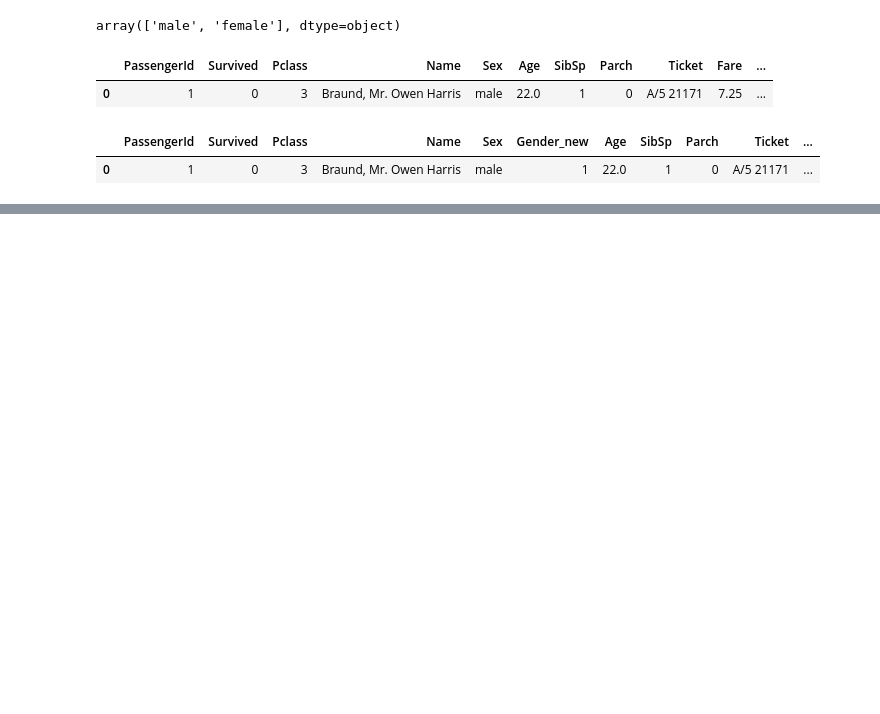
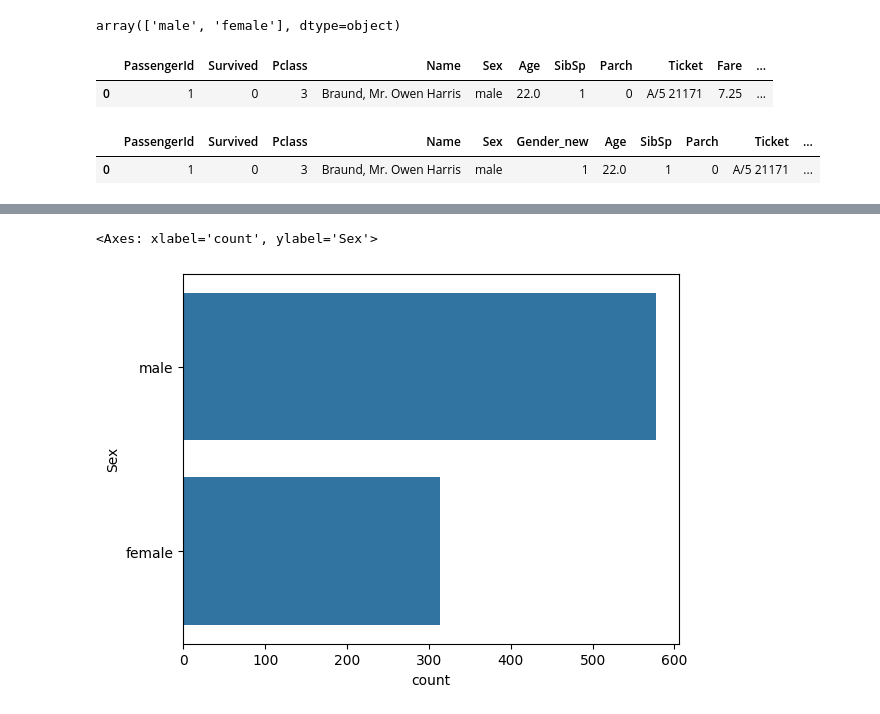
Before and after one commit to SPraveeen/pandas_warmup, a Jupyter notebook: Project4_(Titanic_train).ipynb, the cells around one changed output, grey strips where cells are left out. Cells and saved outputs as stored; diff of their text form; code cells hidden in the pictures; blank space fills up the shorter version.

```diff
--- a/Project4_(Titanic_train).ipynb
+++ b/Project4_(Titanic_train).ipynb
@@ -268,0 +357,5 @@ data.head(1)
+# %%
+sns.countplot(data['Sex'])
+# %% [output]
+<Axes: xlabel='count', ylabel='Sex'>
+[figure, added]
```
Also changed, not shown: parts of 26 cells of this notebook.
